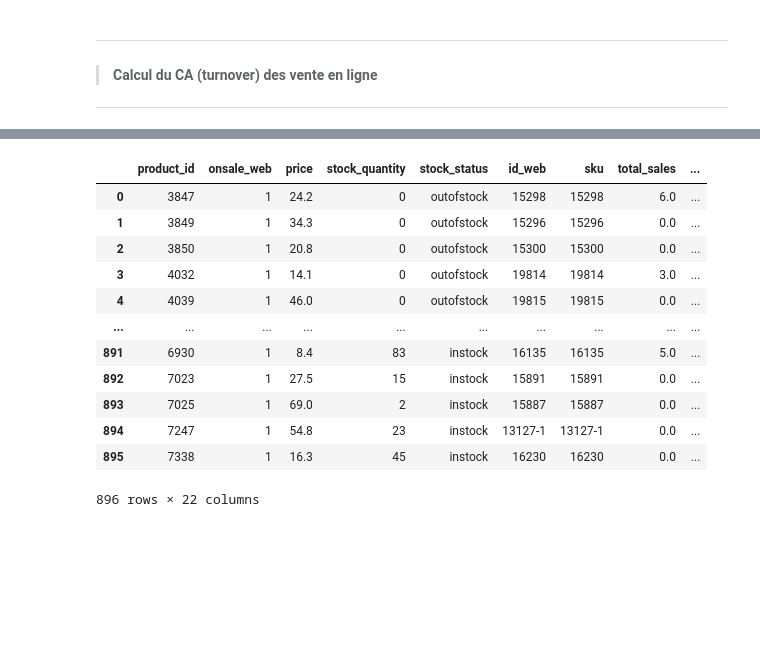
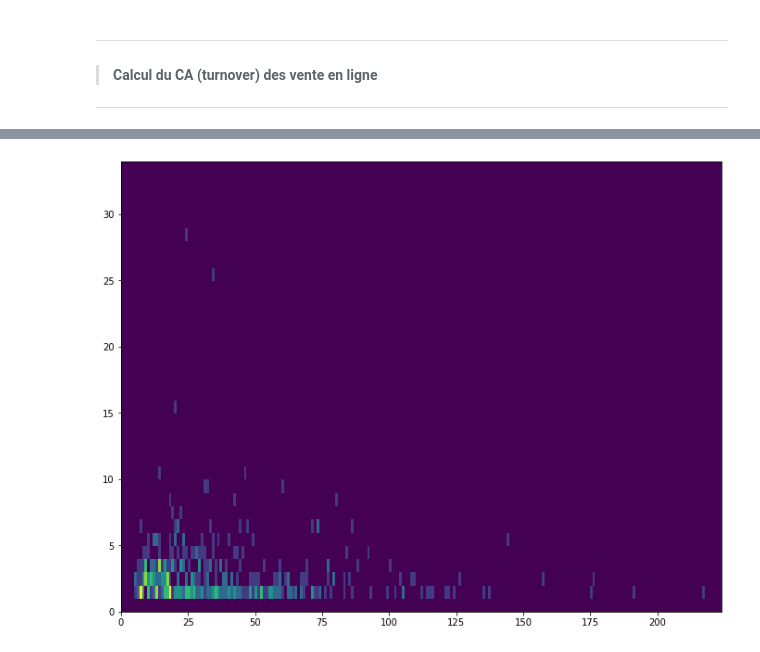
Before and after one commit to Valeeew/Data_management_of_an_online_store, a Jupyter notebook: Data_management_of_an_online_store.ipynb, the cells around one changed output, grey strips where cells are left out. Saved outputs shown, nothing was run; the diff lists cells and outputs as text; code cells hidden in the pictures; blank space fills up the shorter version.

```diff
--- a/Data_management_of_an_online_store.ipynb
+++ b/Data_management_of_an_online_store.ipynb
@@ -173,16 +160,4 @@ Name: price, Length: 377, dtype: int64
-# %%
-df_bottleneck
-# %% [output]
-|  | product_id | onsale_web | price | stock_quantity | stock_status | id_web | sku | total_sales | ... |
-| 0 | 3847 | 1 | 24.2 | 0 | outofstock | 15298 | 15298 | 6.0 | ... |
-| 1 | 3849 | 1 | 34.3 | 0 | outofstock | 15296 | 15296 | 0.0 | ... |
-| 2 | 3850 | 1 | 20.8 | 0 | outofstock | 15300 | 15300 | 0.0 | ... |
-| 3 | 4032 | 1 | 14.1 | 0 | outofstock | 19814 | 19814 | 3.0 | ... |
-| 4 | 4039 | 1 | 46.0 | 0 | outofstock | 19815 | 19815 | 0.0 | ... |
-| ... | ... | ... | ... | ... | ... | ... | ... | ... | ... |
-| 891 | 6930 | 1 | 8.4 | 83 | instock | 16135 | 16135 | 5.0 | ... |
-| 892 | 7023 | 1 | 27.5 | 15 | instock | 15891 | 15891 | 0.0 | ... |
-| 893 | 7025 | 1 | 69.0 | 2 | instock | 15887 | 15887 | 0.0 | ... |
-| 894 | 7247 | 1 | 54.8 | 23 | instock | 13127-1 | 13127-1 | 0.0 | ... |
-| 895 | 7338 | 1 | 16.3 | 45 | instock | 16230 | 16230 | 0.0 | ... |
-896 rows × 22 columns
+# %%
+repartition_des_prix_avant
+# %% [output]
+[figure, added]
```
Also changed, not shown: parts of 8 cells of this notebook.
